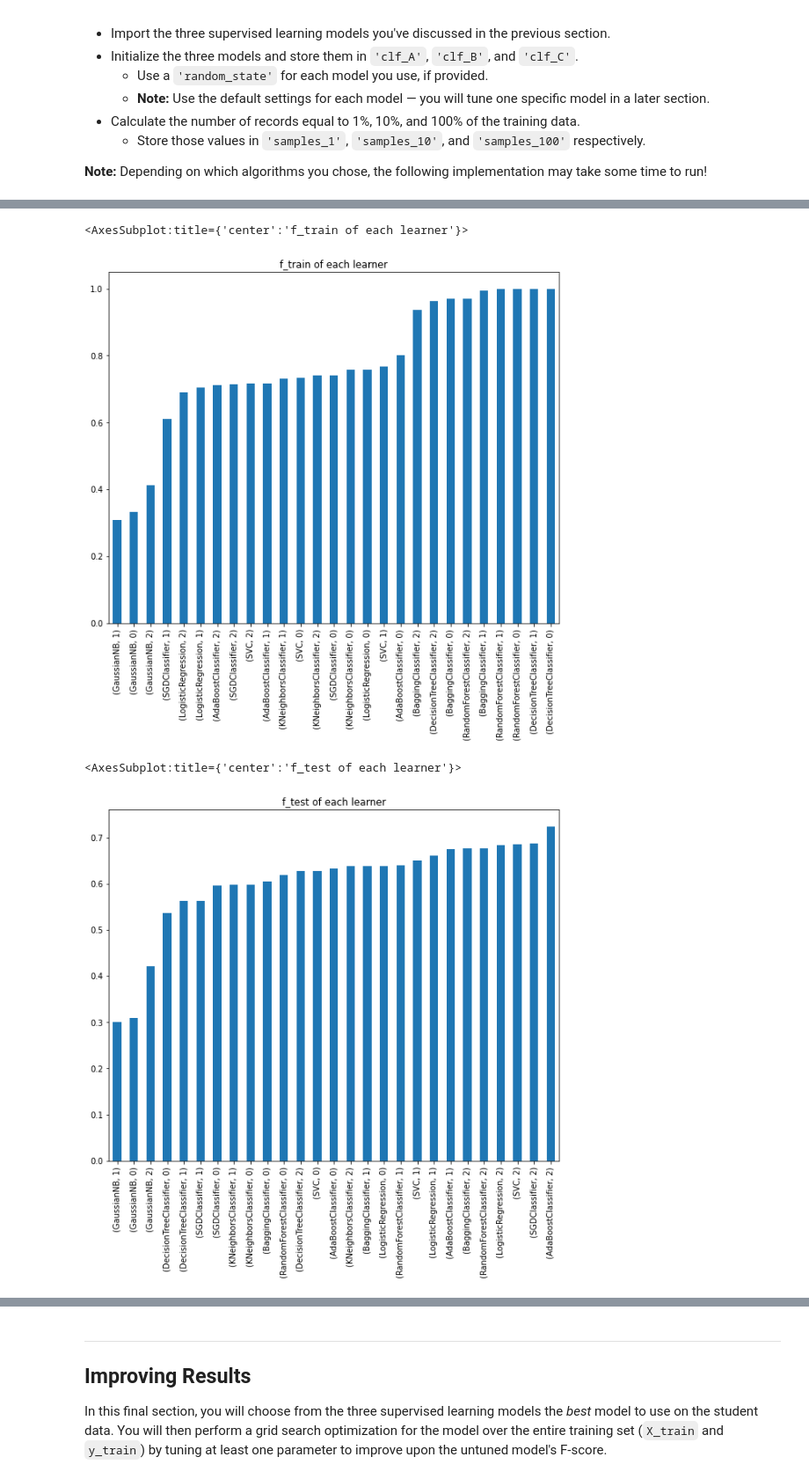
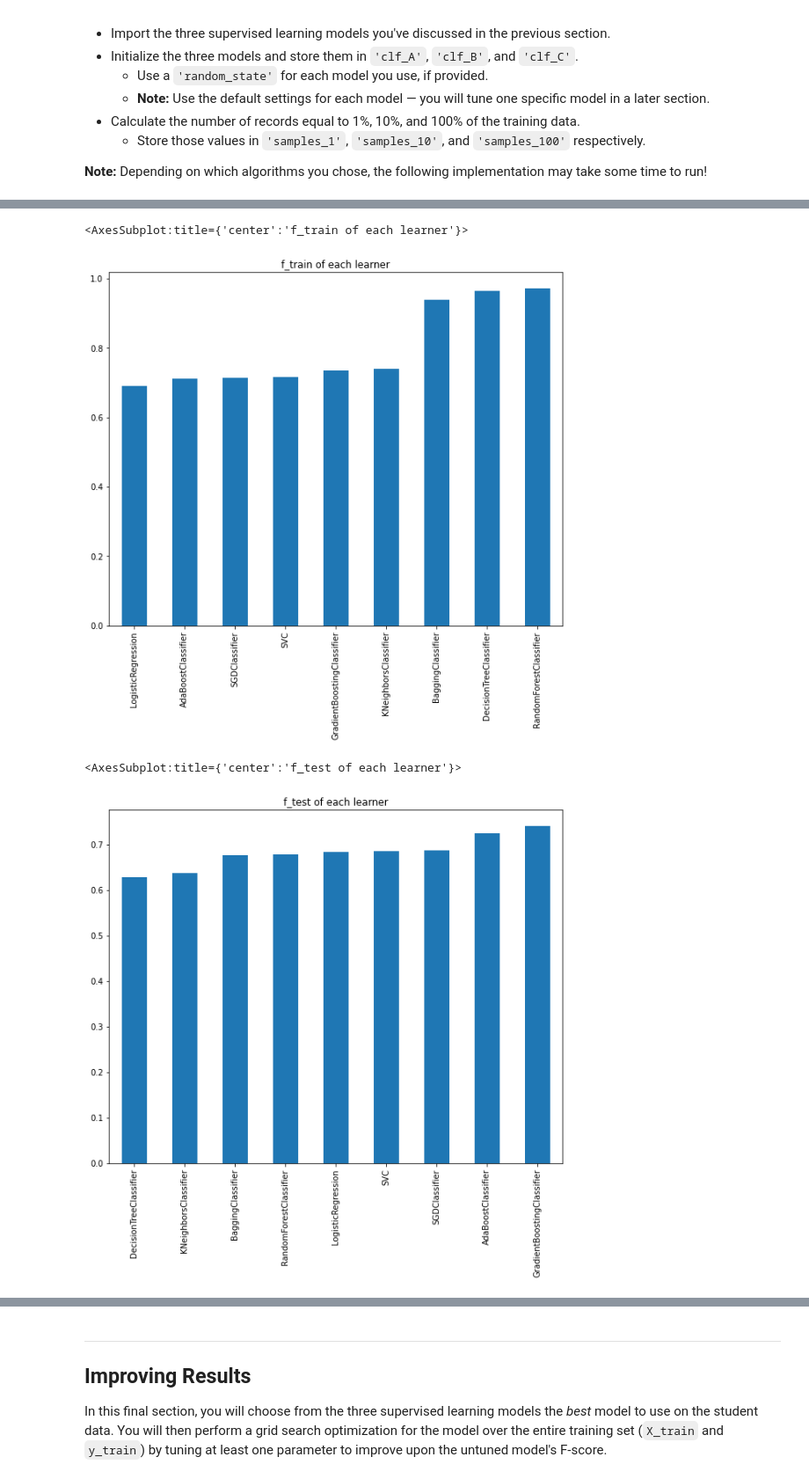
Before and after one commit to amine-mih-dev/salary-prediction, a Jupyter notebook: starter/finding_donors.ipynb, the cells around one changed output, grey strips where cells are left out. Shown at 88% size. Saved outputs shown, nothing was run; the diff lists cells and outputs as text; code cells hidden in the pictures.

Commit message:
trained and evaluated the models

```diff
--- a/starter/finding_donors.ipynb
+++ b/starter/finding_donors.ipynb
@@ -551,8 +599,9 @@ df_SGDC = pd.DataFrame(results2['SGDClassifier'])
 df_LRC = pd.DataFrame(results2['LogisticRegression'])
 # concatenate all the data frames into a single data frame
 df_all = pd.concat([df_DTC, df_RFC, df_ABC, df_BGC, df_KNC, df_GBC, df_SVC, df_SGDC, df_LRC],keys =
-['DecisionTreeClassifier',''] ,axis = 1)
+['DecisionTreeClassifier','RandomForestClassifier', 'AdaBoostClassifier', 'BaggingClassifier',
+'KNeighborsClassifier', 'GradientBoostingClassifier','SVC','SGDClassifier', 'LogisticRegression'] ,axis = 1)
 # rename the columns of the data frame
-df_all
+df_all.columns
 # plot the data frame
 # %% [output]
@@ -559,0 +625,17 @@ TypeError: unsupported operand type(s) for +: 'dict_keys' and 'dict_keys'
+# %%
+df_DTC_2 = df_all['DecisionTreeClassifier'][2]
+df_RFC_2 = df_all['RandomForestClassifier'][2]
+df_ABC_2 = df_all['AdaBoostClassifier'][2]
+df_BGC_2 = df_all['BaggingClassifier'][2]
+df_KNC_2 = df_all['KNeighborsClassifier'][2]
+df_GBC_2 = df_all['GradientBoostingClassifier'][2]
+df_SVC_2 = df_all['SVC'][2]
+df_SGDC_2 = df_all['SGDClassifier'][2]
+df_LRC_2 = df_all['LogisticRegression'][2]
+
+# concatenate all the data frames into a single data frame
+df_all_2 = pd.concat([df_DTC_2, df_RFC_2, df_ABC_2, df_BGC_2, df_KNC_2, df_GBC_2, df_SVC_2, df_SGDC_2, df_LRC_2],keys =
+['DecisionTreeClassifier','RandomForestClassifier', 'AdaBoostClassifier', 'BaggingClassifier',
+'KNeighborsClassifier', 'GradientBoostingClassifier','SVC','SGDClassifier', 'LogisticRegression'] ,axis = 1)
+
+df_all_2
@@ -560,12 +650,12 @@ TypeError: unsupported operand type(s) for +: 'dict_keys' and 'dict_keys'
 # %%
 # plot f_train of each learner
-(df_all.loc['f_train'].sort_values()).plot(kind = 'bar', title = 'f_train of each learner', figsize = (10,8))
+(df_all_2.loc['f_train'].sort_values()).plot(kind = 'bar', title = 'f_train of each learner', figsize = (10,8))
 # %% [output]
 <AxesSubplot:title={'center':'f_train of each learner'}>
-[figure, old version]
+[figure, new version]
 # %%
 # plot f_test of each learner
-(df_all.loc['f_test'].sort_values()).plot(kind = 'bar', title = 'f_test of each learner', figsize = (10,8))
+(df_all_2.loc['f_test'].sort_values()).plot(kind = 'bar', title = 'f_test of each learner', figsize = (10,8))
 # %% [output]
 <AxesSubplot:title={'center':'f_test of each learner'}>
-[figure, old version]
+[figure, new version]
```
Also changed, not shown: parts of 14 cells of this notebook.
